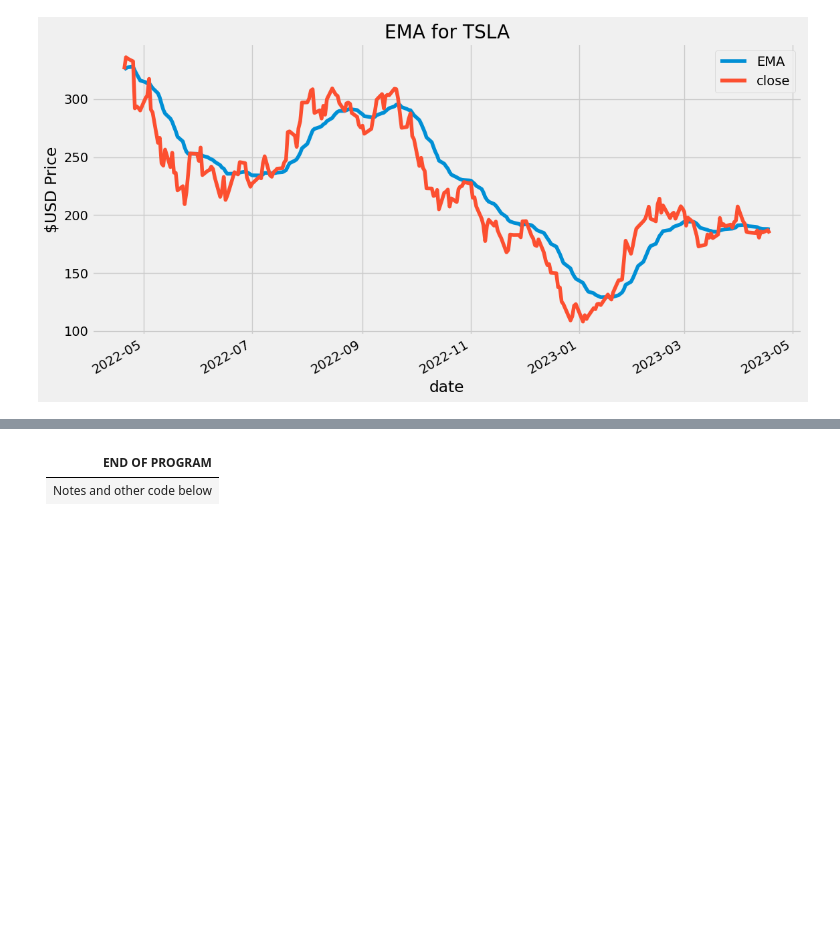
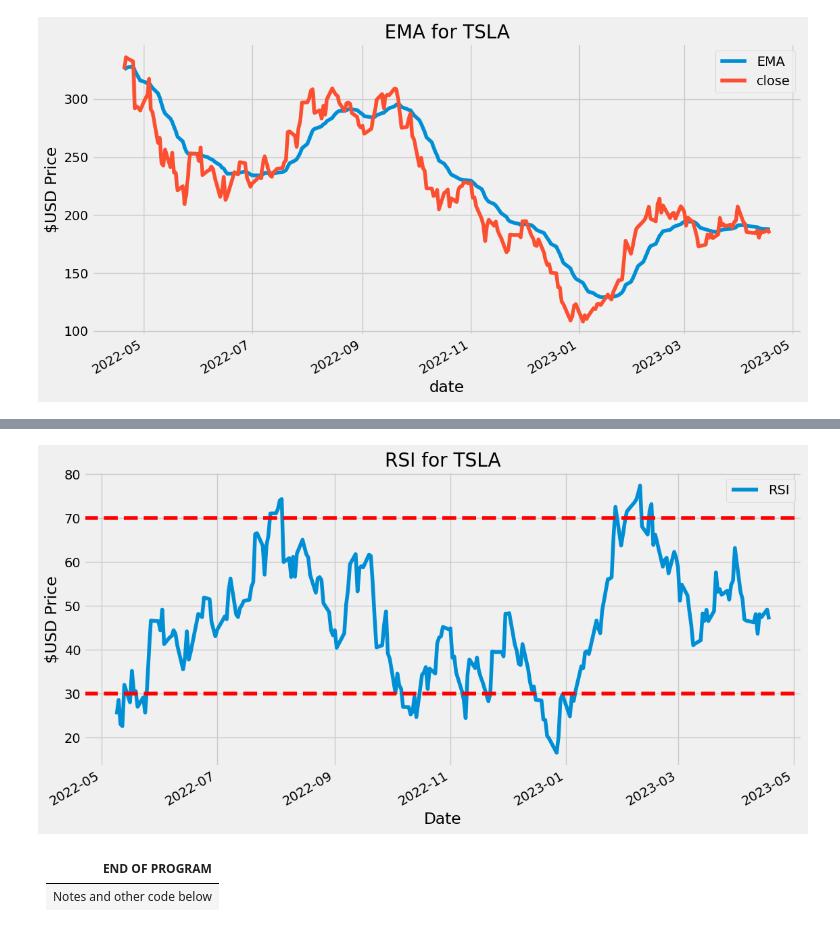
Before and after one commit to sudz4/trading-toolz, a Jupyter notebook: indicators.ipynb, the cells around one changed output, grey strips where cells are left out. Saved outputs shown, nothing was run; the diff lists cells and outputs as text; code cells hidden in the pictures; blank space fills up the shorter version.

```diff
--- a/indicators.ipynb
+++ b/indicators.ipynb
@@ -236,3 +239,22 @@ plt.show()
+# %%
+"""
+Second method
+-same or similar outcome
+"""
+# Calculate the RSI using the ta library
+df['RSI'] = ta.momentum.RSIIndicator(df['close']).rsi()
+
+# Plot the RSI
+column_list = ['RSI']
+df[column_list].plot(figsize=(12.2, 6.4))
+plt.title(f'RSI for {symbol}')
+plt.ylabel('$USD Price')
+plt.xlabel('Date')
+plt.axhline(30, color='red', linestyle='--')  # Add a horizontal line at 30 to indicate oversold
+plt.axhline(70, color='red', linestyle='--')  # Add a horizontal line at 70 to indicate overbought
+plt.show()
+# %% [output]
+[figure, added]
 # %% [markdown]
 |END OF PROGRAM|
 |-|
```
Also changed, not shown: parts of 2 cells of this notebook.
